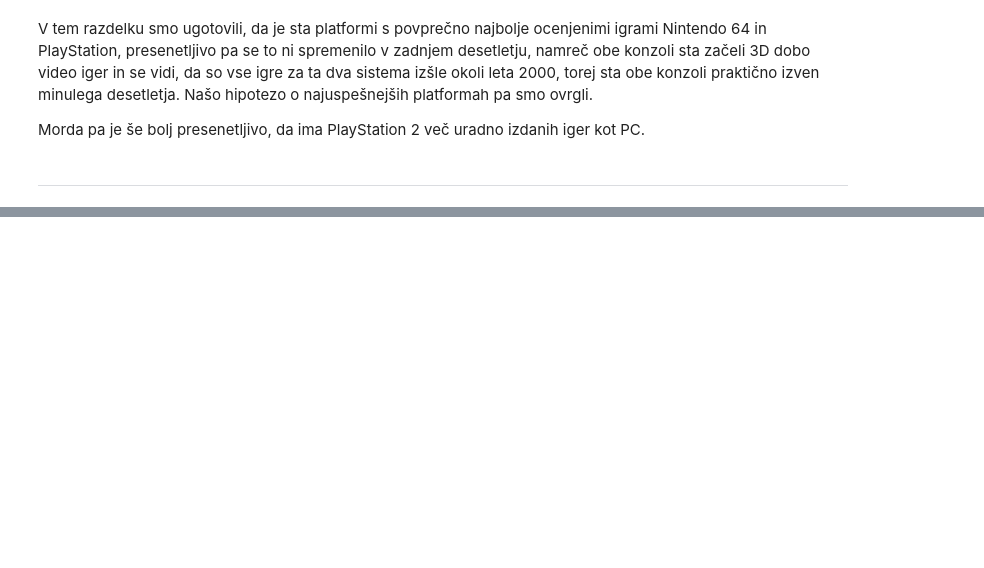
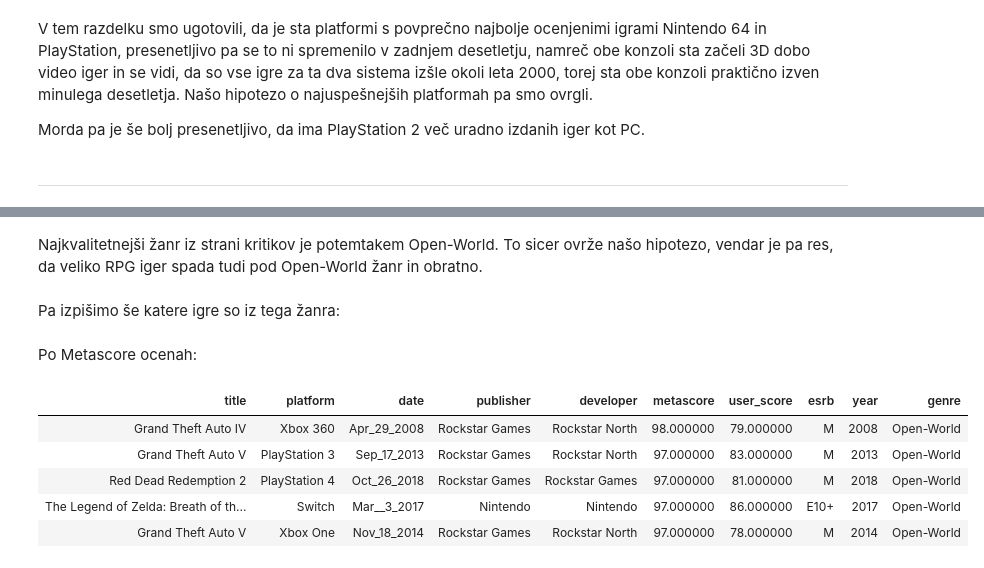
Before and after one commit to AndrazCepic/Naj-Igre, a Jupyter notebook: Naj_Igre.ipynb, the cells around one changed output, grey strips where cells are left out. Saved outputs shown, nothing was run; the diff lists cells and outputs as text; code cells hidden in the pictures; blank space fills up the shorter version.

```diff
--- a/Naj_Igre.ipynb
+++ b/Naj_Igre.ipynb
@@ -703,0 +788,19 @@ Morda pa je še bolj presenetljivo, da ima PlayStation 2 več uradno izdanih ige
+# %% [markdown]
+Najkvalitetnejši žanr iz strani kritikov je potemtakem Open-World. To sicer ovrže našo hipotezo, vendar je pa res, da veliko RPG iger spada tudi pod Open-World žanr in obratno.
+# %% [markdown]
+Pa izpišimo še katere igre so iz tega žanra:
+# %%
+open_world = data_g[data_g['genre'].str.match('^Open-World$')]
+# %% [markdown]
+Po Metascore ocenah:
+# %%
+open_world.sort_values(
+    'metascore', ascending=False
+).head(5).style.hide_index()
+# %% [output]
+| title | platform | date | publisher | developer | metascore | user_score | esrb | year | genre |
+| Grand Theft Auto IV | Xbox 360 | Apr_29_2008 | Rockstar Games | Rockstar North | 98.000000 | 79.000000 | M | 2008 | Open-World |
+| Grand Theft Auto V | PlayStation 3 | Sep_17_2013 | Rockstar Games | Rockstar North | 97.000000 | 83.000000 | M | 2013 | Open-World |
+| Red Dead Redemption 2 | PlayStation 4 | Oct_26_2018 | Rockstar Games | Rockstar Games | 97.000000 | 81.000000 | M | 2018 | Open-World |
+| The Legend of Zelda: Breath of th... | Switch | Mar__3_2017 | Nintendo | Nintendo | 97.000000 | 86.000000 | E10+ | 2017 | Open-World |
+| Grand Theft Auto V | Xbox One | Nov_18_2014 | Rockstar Games | Rockstar North | 97.000000 | 78.000000 | M | 2014 | Open-World |
```
Also changed, not shown: parts of 51 cells of this notebook.
